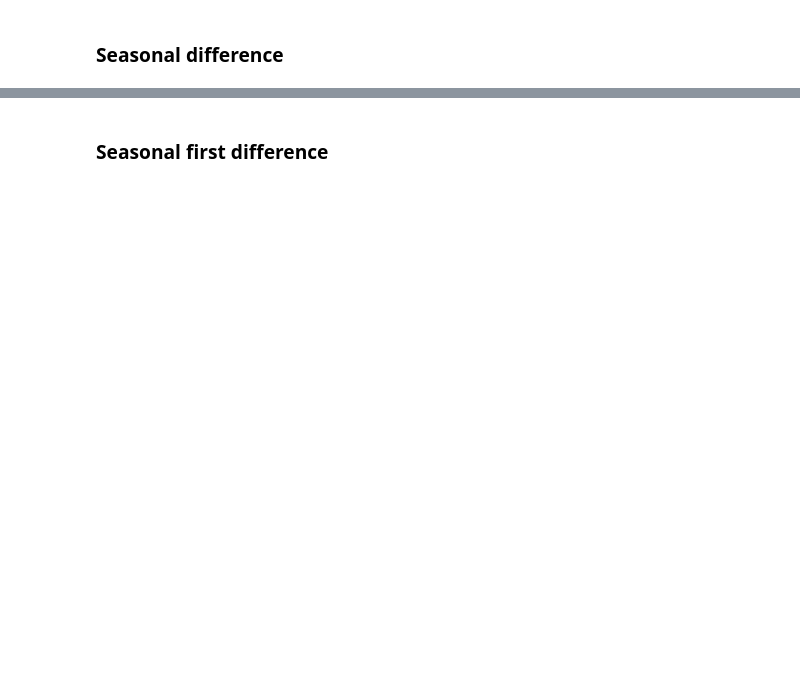
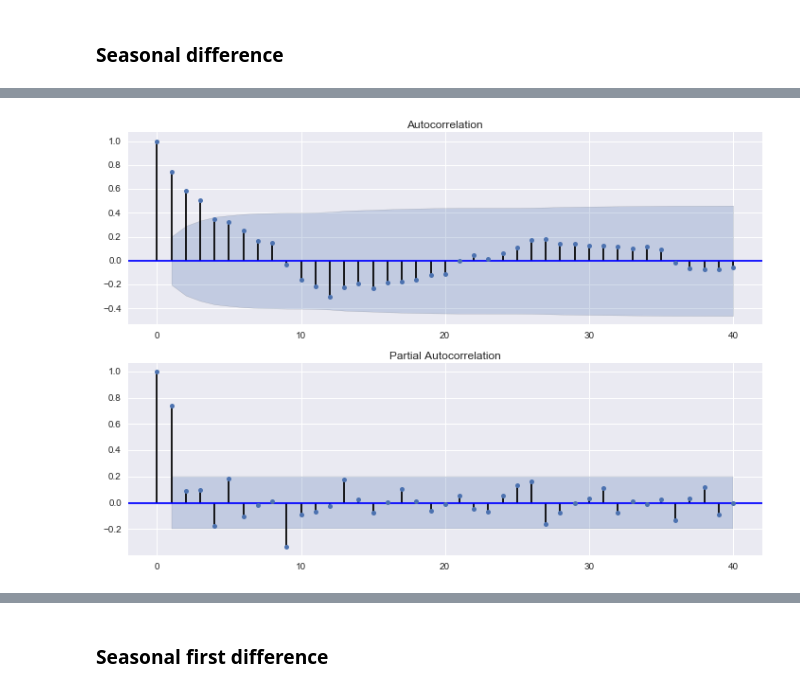
Before and after one commit to lihengtianxia/TB_Nation, a Jupyter notebook: NTB_Month.ipynb, the cells around one changed output, grey strips where cells are left out. Cells and saved outputs as stored; diff of their text form; code cells hidden in the pictures; blank space fills up the shorter version.

```diff
--- a/NTB_Month.ipynb
+++ b/NTB_Month.ipynb
@@ -25,7 +25,7 @@ files = os.listdir()
 ## Getting and cleaning data
 # %%
 datasets = pd.DataFrame()
-for i in range(0,len(files)):
+for i in range(1,len(files)):
     for j in os.listdir(files[i]):
         data = pd.read_excel(files[i]+'/'+ j ,skiprows=1).iloc[:1,0:5]
         data = data.rename(columns={'Unnamed: 0':'Area','发病数':'Incidence','死亡数':'Death','发病率':'Incidence_rate','死亡率':'Death_rate'})
@@ -34,6 +34,6 @@ for i in range(0,len(files)):
 # datasets.index=range(0,len(datasets))
 datasets['Date'] = datasets['Year'] + datasets['Month'] + datasets['Day']
 datasets.index = pd.to_datetime(datasets['Date'])
-datasets = datasets.drop(['Year','Month','Day','Date'],axis=1)
-datasets.head()
+datasets = datasets.drop(['Day','Date'],axis=1)
+datasets.shape
 # %% [output]
@@ -54,4 +51,5 @@ datasets.Incidence_rate.plot(figsize=(12,8), title= 'Monthly TB Incidence Rate',
 # %%
-datasets_pred = datasets[datasets.index>='2014-01-1']
-datasets = datasets[datasets.index<'2014-01-01']
+datasets_pred = datasets[datasets.index>='2013-01-1']
+datasets = datasets[datasets.index<'2013-01-01']
 datasets.shape
+datasets_pred
@@ -113,0 +180,8 @@ test_stationarity(datasets.seasonal_difference.dropna(inplace=False))
+# %%
+fig = plt.figure(figsize=(12,8))
+ax1 = fig.add_subplot(211)
+fig = sm.graphics.tsa.plot_acf(datasets.seasonal_difference.iloc[13:],lags=40,ax=ax1)
+ax2 = fig.add_subplot(212)
+fig = sm.graphics.tsa.plot_pacf(datasets.seasonal_difference.iloc[13:], lags=40, ax=ax2)
+# %% [output]
+[figure, added]
```
Also changed, not shown: parts of 33 cells of this notebook, 10 other files.
